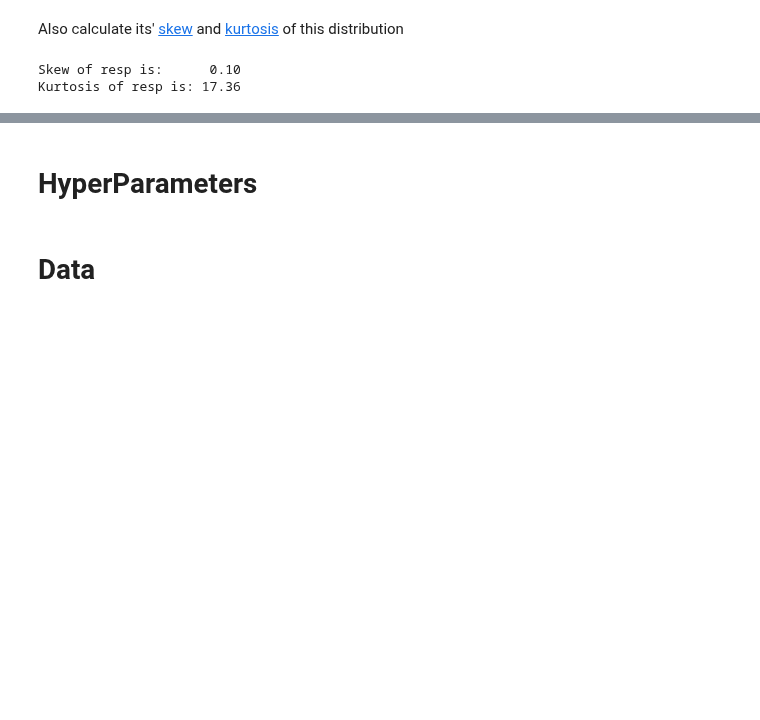
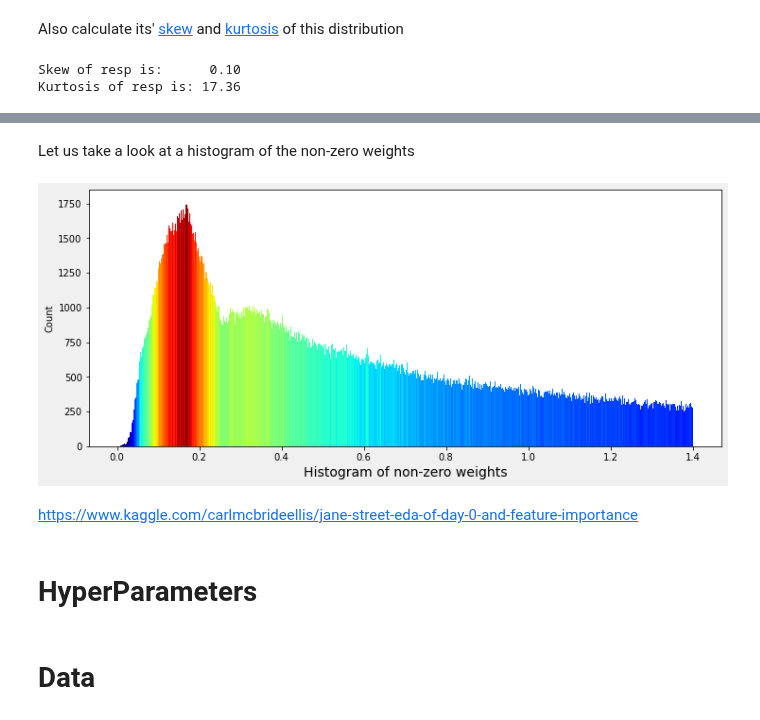
Before and after one commit to austinyhc/blog, a Jupyter notebook: _notebooks/jane_street_market_prediction.ipynb, the cells around one changed output, grey strips where cells are left out. Saved outputs shown, nothing was run; the diff lists cells and outputs as text; code cells hidden in the pictures; blank space fills up the shorter version.

```diff
--- a/_notebooks/jane_street_market_prediction.ipynb
+++ b/_notebooks/jane_street_market_prediction.ipynb
@@ -224,3 +297,29 @@ Kurtosis of resp is: 17.36
+# %% [markdown]
+Let us take a look at a histogram of the non-zero weights
+# %%
+#collapse-hide
+fig,ax = plt.subplots(figsize = (12,5), facecolor="#F0F0F0")
+sns.histplot(
+    ax=ax,
+    x=train_df['weight'],
+    bins=1400,
+    kde_kws={"clip":(0.001,1.4)},
+    binrange=(0.001,1.4),
+    color='darkcyan',
+    kde=False);
+values = np.array([rec.get_height() for rec in ax.patches])
+norm = plt.Normalize(values.min(), values.max())
+colors = plt.cm.jet(norm(values))
+for rec, col in zip(ax.patches, colors):
+    rec.set_color(col)
+plt.xlabel("Histogram of non-zero weights", size=14)
+plt.show();
+del values
+gc.collect();
+# %% [output]
+[figure, added]
+# %% [markdown]
+https://www.kaggle.com/carlmcbrideellis/jane-street-eda-of-day-0-and-feature-importance
 # %% [markdown]
 # HyperParameters
 # %% [markdown]
```
Also changed, not shown: parts of 39 cells of this notebook.
